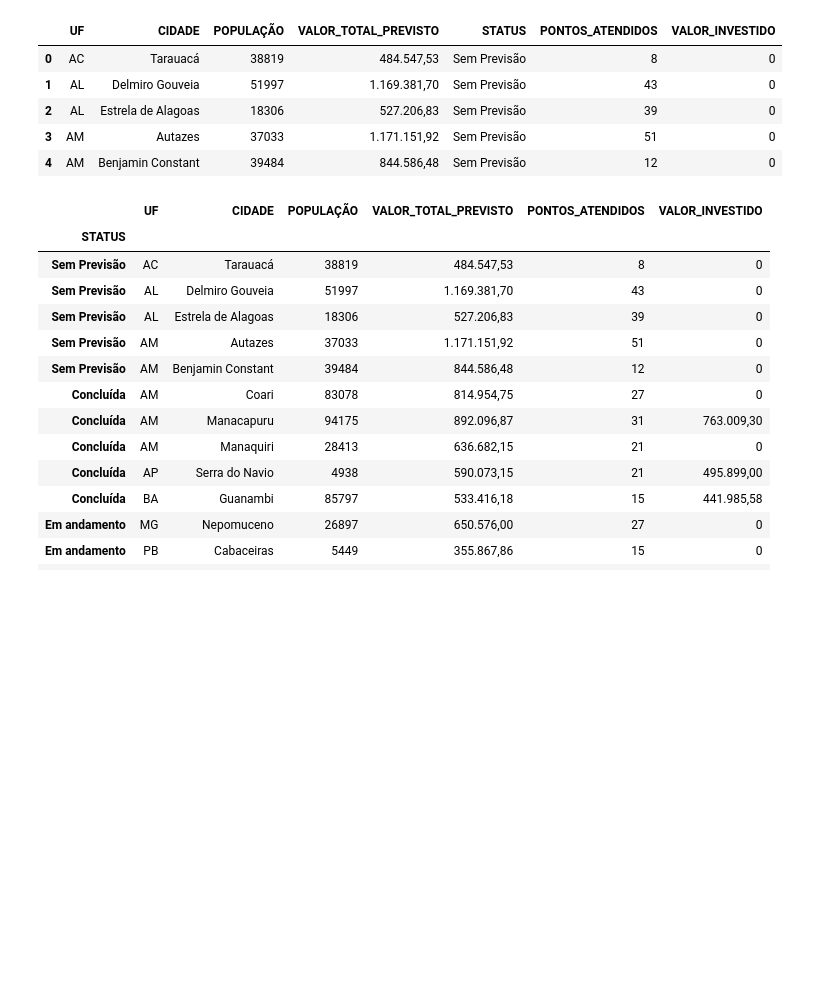
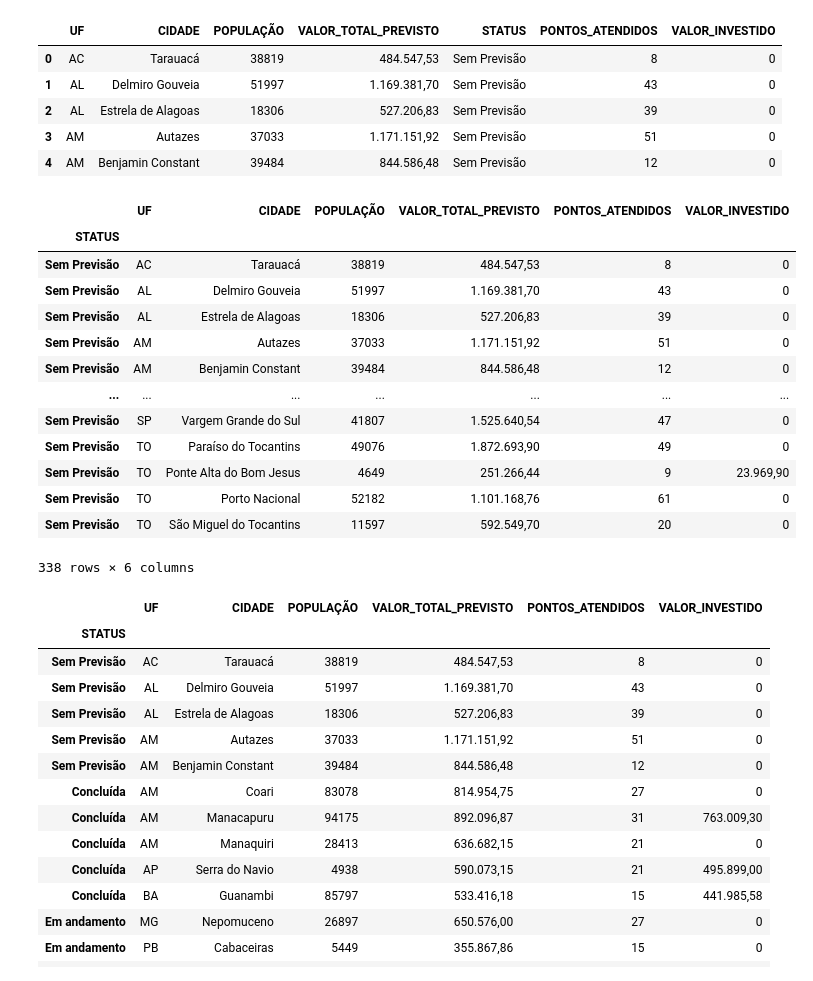
Before and after one commit to ralsouza/data_manipulation_with_python, a Jupyter notebook: notebooks/06__exercises.ipynb, the cells around one changed output. Drawn from its saved outputs; the diff is of its cells as text; code cells hidden in the pictures; blank space fills up the shorter version.

```diff
--- a/notebooks/06__exercises.ipynb
+++ b/notebooks/06__exercises.ipynb
@@ -170,7 +194,22 @@ cidadesDigitais.head()
 | 3 | AM | Autazes | 37033 | 1.171.151,92 | Sem Previsão | 51 | 0 |
 | 4 | AM | Benjamin Constant | 39484 | 844.586,48 | Sem Previsão | 12 | 0 |
 # %%
-cidadesUF_3 = cidadesDigitais.set_index('STATUS')
+cidadesUF_3 = cidadesDigitais.set_index('STATUS'); cidadesUF_3
+# %% [output]
+|  | UF | CIDADE | POPULAÇÃO | VALOR_TOTAL_PREVISTO | PONTOS_ATENDIDOS | VALOR_INVESTIDO |
+| STATUS |  |  |  |  |  |  |
+| Sem Previsão | AC | Tarauacá | 38819 | 484.547,53 | 8 | 0 |
+| Sem Previsão | AL | Delmiro Gouveia | 51997 | 1.169.381,70 | 43 | 0 |
+| Sem Previsão | AL | Estrela de Alagoas | 18306 | 527.206,83 | 39 | 0 |
+| Sem Previsão | AM | Autazes | 37033 | 1.171.151,92 | 51 | 0 |
+| Sem Previsão | AM | Benjamin Constant | 39484 | 844.586,48 | 12 | 0 |
+| ... | ... | ... | ... | ... | ... | ... |
+| Sem Previsão | SP | Vargem Grande do Sul | 41807 | 1.525.640,54 | 47 | 0 |
+| Sem Previsão | TO | Paraíso do Tocantins | 49076 | 1.872.693,90 | 49 | 0 |
+| Sem Previsão | TO | Ponte Alta do Bom Jesus | 4649 | 251.266,44 | 9 | 23.969,90 |
+| Sem Previsão | TO | Porto Nacional | 52182 | 1.101.168,76 | 61 | 0 |
+| Sem Previsão | TO | São Miguel do Tocantins | 11597 | 592.549,70 | 20 | 0 |
+338 rows × 6 columns
 # %%
 # Aplicando Group By
 # %%
```
Also changed, not shown: parts of 6 cells of this notebook.
